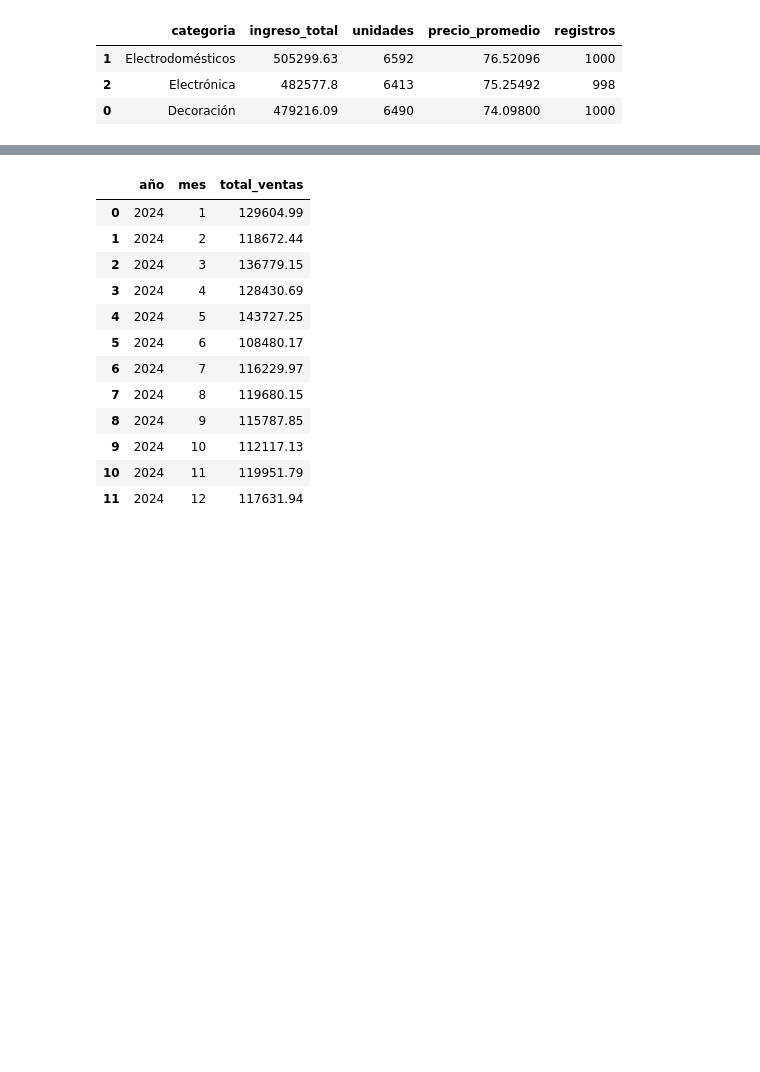
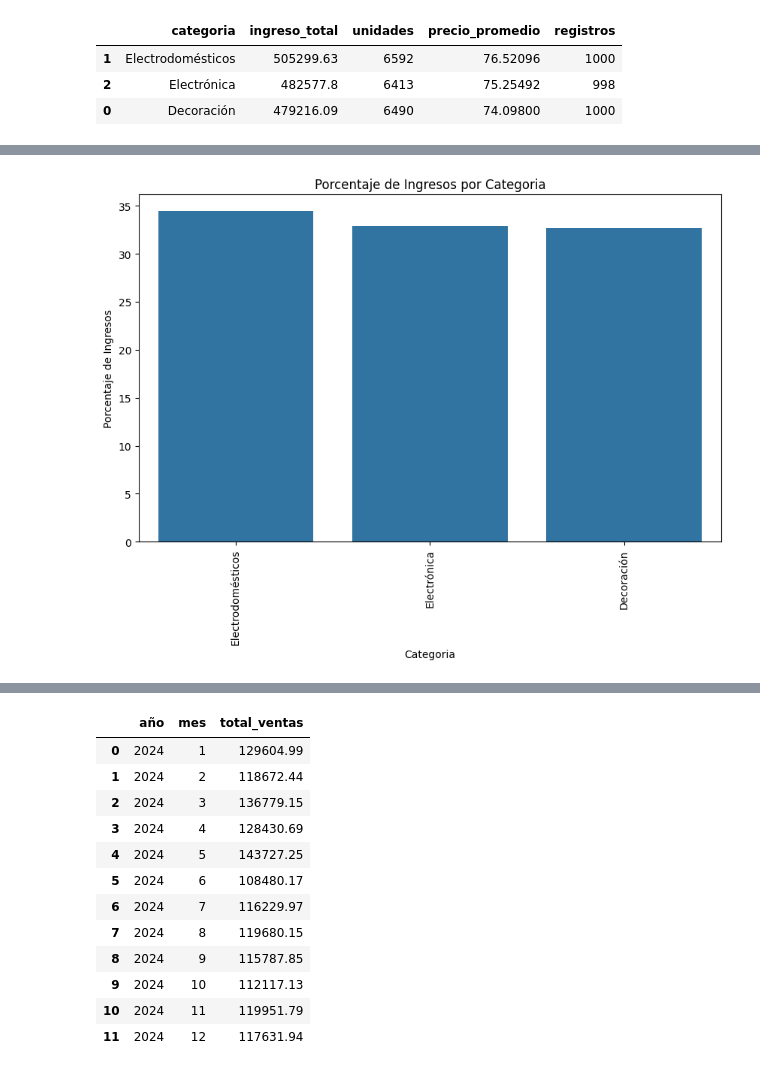
Before and after one commit to dataccounting/Entrega_final_Sanvido_gonzalo_python_25262, a Jupyter notebook: Sanvido_Gonzalo_comision_25262_TPI_data_analytics (1).ipynb, the cells around one changed output, grey strips where cells are left out. Cells and saved outputs as stored; diff of their text form; code cells hidden in the pictures; blank space fills up the shorter version.

```diff
--- a/Sanvido_Gonzalo_comision_25262_TPI_data_analytics (1).ipynb
+++ b/Sanvido_Gonzalo_comision_25262_TPI_data_analytics (1).ipynb
@@ -868,6 +868,21 @@ ventas_cat.head(3)
 | 1 | Electrodomésticos | 505299.63 | 6592 | 76.52096 | 1000 | 505.29963 |
 | 2 | Electrónica | 482577.8 | 6413 | 75.25492 | 998 | 483.54489 |
 | 0 | Decoración | 479216.09 | 6490 | 74.09800 | 1000 | 479.21609 |
+# %%
+ventas_cat['porcentaje'] = ((ventas_cat['ingreso_total'] / ventas_cat['ingreso_total'].sum()) * 100).round(2)
+# %%
+import matplotlib.pyplot as plt
+import seaborn as sns
+
+plt.figure(figsize=(10, 6))
+sns.barplot(x='categoria', y='porcentaje', data=ventas_cat)
+plt.xticks(rotation=90)
+plt.title('Porcentaje de Ingresos por Categoria')
+plt.xlabel('Categoria')
+plt.ylabel('Porcentaje de Ingresos')
+plt.show()
+# %% [output]
+[figure, added]
 # %%
 ventas_tiempo = ventas_perf.copy(deep=True )
 # %%
```
Also changed, not shown: parts of 12 cells of this notebook.
